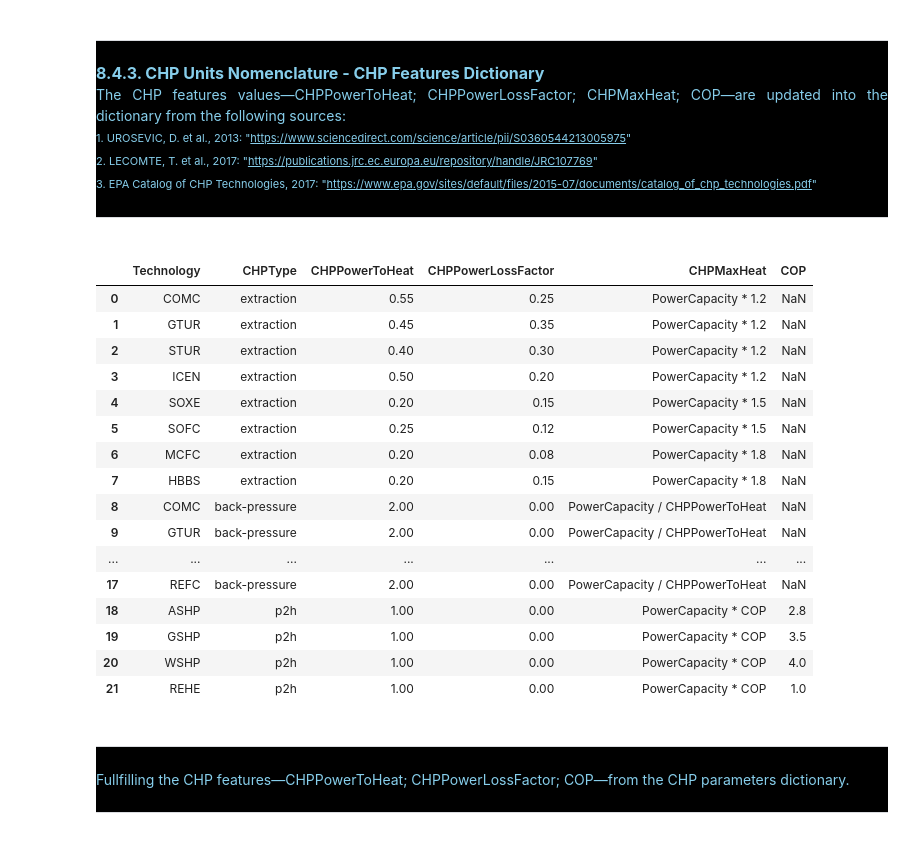
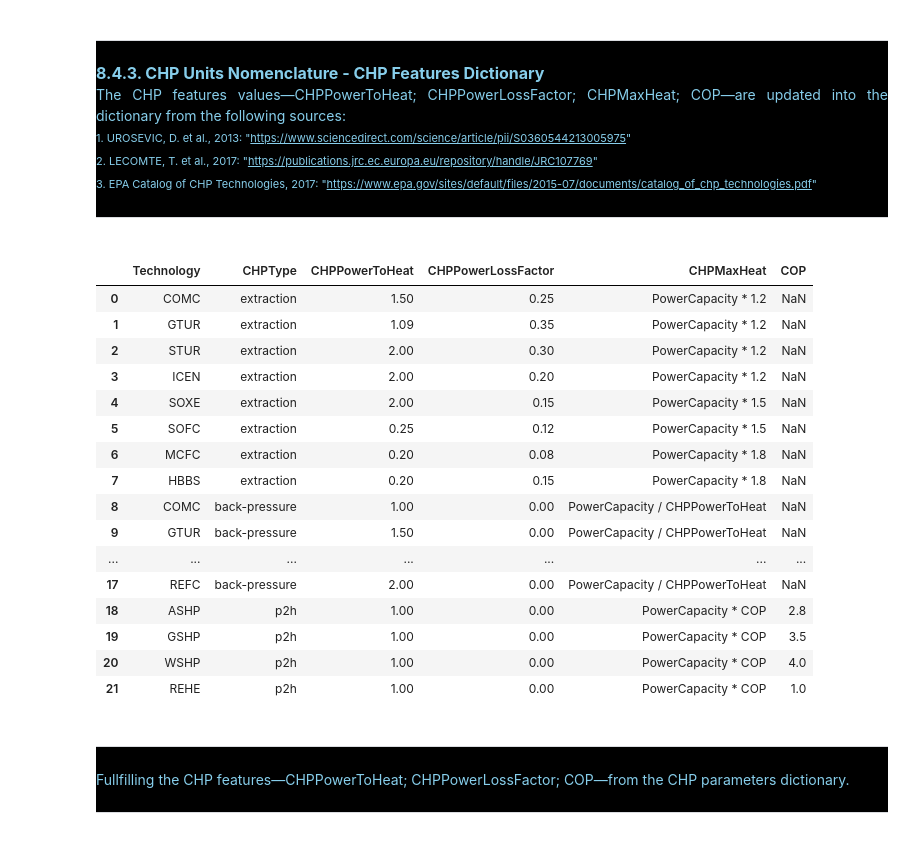
Before and after one commit to RayRojasCandia/Dispa-SET_UNLEASH, a Jupyter notebook: scripts/Unleash_PyPSA_DispaSET_Raw_Data_Processing/PyPSA___________Power_Plants___________________Formatting.ipynb, the cells around one changed output. Drawn from its saved outputs; the diff is of its cells as text; code cells hidden in the pictures.

```diff
--- a/scripts/Unleash_PyPSA_DispaSET_Raw_Data_Processing/PyPSA___________Power_Plants___________________Formatting.ipynb
+++ b/scripts/Unleash_PyPSA_DispaSET_Raw_Data_Processing/PyPSA___________Power_Plants___________________Formatting.ipynb
@@ -8388,49 +8388,49 @@ chp_parameters_dict = pd.DataFrame({
                                 'back-pressure'                 , 'back-pressure'                 ,
                                 'p2h'                           , 'p2h'                           , 'p2h'                           , 'p2h'                              ],
 
-    'CHPPowerToHeat'     :   [  0.55                            , 0.45                            , 0.40                            , 0.5                             ,
-                                0.20                            , 0.25                            , 0.20                            , 0.20                            ,
-                                2.00                            , 2.00                            , 2.00                            , 2.00                            ,
+    'CHPPowerToHeat'     :   [  1.50                            , 1.09                            , 2.00                            , 2.00                            ,
+                                2.00                            , 0.25                            , 0.20                            , 0.20                            ,
+                                1.00                            , 1.50                            , 1.50                            , 2.00                            ,
                                 2.00                            , 2.00                            , 2.00                            , 2.00                            ,
                                 2.00                            , 2.00                            ,
                                 1.00                            , 1.00                            , 1.00                            , 1.00                               ],
 
     'CHPPowerLossFactor' :   [  0.25                            , 0.35                            , 0.3                             , 0.2                             ,
                                 0.15                            , 0.12                            , 0.08                            , 0.15                            ,
                                 0.00                            , 0.00                            , 0.00                            , 0.00                            ,
                                 0.00                            , 0.00                            , 0.00                            , 0.00                            ,
                                 0.00                            , 0.00                            ,
                                 0.00                            , 0.00                            , 0.00                            , 0.00                              ],
 
     'CHPMaxHeat'         :   [  'PowerCapacity * 1.2'           , 'PowerCapacity * 1.2'           , 'PowerCapacity * 1.2'           , 'PowerCapacity * 1.2'           ,
                                 'PowerCapacity * 1.5'           , 'PowerCapacity * 1.5'           , 'PowerCapacity * 1.8'           , 'PowerCapacity * 1.8'           ,
                                 'PowerCapacity / CHPPowerToHeat', 'PowerCapacity / CHPPowerToHeat', 'PowerCapacity / CHPPowerToHeat', 'PowerCapacity / CHPPowerToHeat',
                                 'PowerCapacity / CHPPowerToHeat', 'PowerCapacity / CHPPowerToHeat', 'PowerCapacity / CHPPowerToHeat', 'PowerCapacity / CHPPowerToHeat',
                                 'PowerCapacity / CHPPowerToHeat', 'PowerCapacity / CHPPowerToHeat',
                                 'PowerCapacity * COP'           , 'PowerCapacity * COP'           , 'PowerCapacity * COP'           , 'PowerCapacity * COP'             ],
 
     'COP'                :   [  None                            , None                            , None                            , None                            ,
                                 None                            , None                            , None                            , None                            ,
                                 None                            , None                            , None                            , None                            ,
                                 None                            , None                            , None                            , None                            ,
                                 None                            , None                            ,
                                 2.8                             , 3.5                             , 4.0                             , 1.00                             ]
 })
 
 # 2. ------------------------------------------------------------------------------------------------------------ Done
 chp_parameters_dict
 # %% [output]
 |  | Technology | CHPType | CHPPowerToHeat | CHPPowerLossFactor | CHPMaxHeat | COP |
-| 0 | COMC | extraction | 0.55 | 0.25 | PowerCapacity * 1.2 | NaN |
-| 1 | GTUR | extraction | 0.45 | 0.35 | PowerCapacity * 1.2 | NaN |
-| 2 | STUR | extraction | 0.40 | 0.30 | PowerCapacity * 1.2 | NaN |
-| 3 | ICEN | extraction | 0.50 | 0.20 | PowerCapacity * 1.2 | NaN |
-| 4 | SOXE | extraction | 0.20 | 0.15 | PowerCapacity * 1.5 | NaN |
+| 0 | COMC | extraction | 1.50 | 0.25 | PowerCapacity * 1.2 | NaN |
+| 1 | GTUR | extraction | 1.09 | 0.35 | PowerCapacity * 1.2 | NaN |
+| 2 | STUR | extraction | 2.00 | 0.30 | PowerCapacity * 1.2 | NaN |
+| 3 | ICEN | extraction | 2.00 | 0.20 | PowerCapacity * 1.2 | NaN |
+| 4 | SOXE | extraction | 2.00 | 0.15 | PowerCapacity * 1.5 | NaN |
 | 5 | SOFC | extraction | 0.25 | 0.12 | PowerCapacity * 1.5 | NaN |
 | 6 | MCFC | extraction | 0.20 | 0.08 | PowerCapacity * 1.8 | NaN |
 | 7 | HBBS | extraction | 0.20 | 0.15 | PowerCapacity * 1.8 | NaN |
-| 8 | COMC | back-pressure | 2.00 | 0.00 | PowerCapacity / CHPPowerToHeat | NaN |
-| 9 | GTUR | back-pressure | 2.00 | 0.00 | PowerCapacity / CHPPowerToHeat | NaN |
+| 8 | COMC | back-pressure | 1.00 | 0.00 | PowerCapacity / CHPPowerToHeat | NaN |
+| 9 | GTUR | back-pressure | 1.50 | 0.00 | PowerCapacity / CHPPowerToHeat | NaN |
 | ... | ... | ... | ... | ... | ... | ... |
 | 17 | REFC | back-pressure | 2.00 | 0.00 | PowerCapacity / CHPPowerToHeat | NaN |
 | 18 | ASHP | p2h | 1.00 | 0.00 | PowerCapacity * COP | 2.8 |
```
Also changed, not shown: 28 other files.
